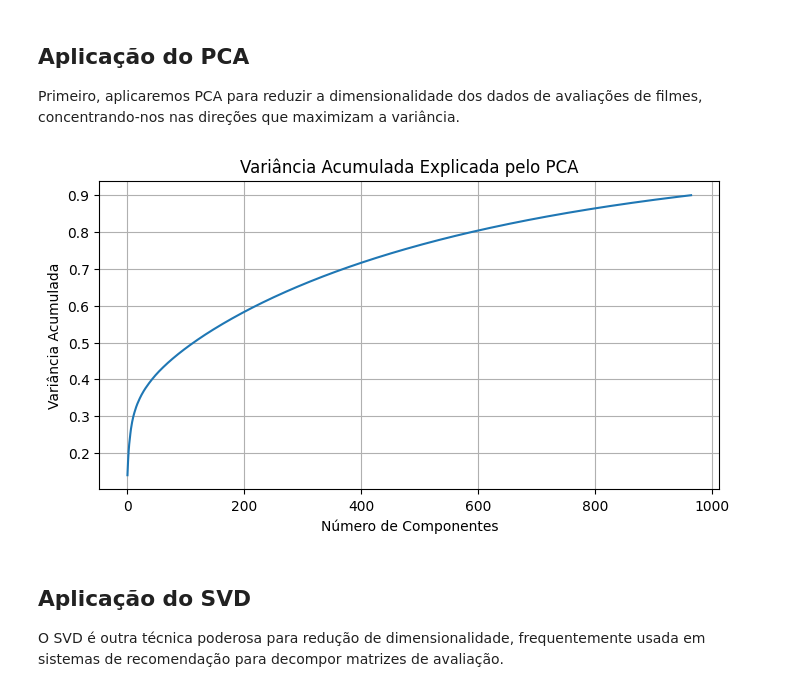
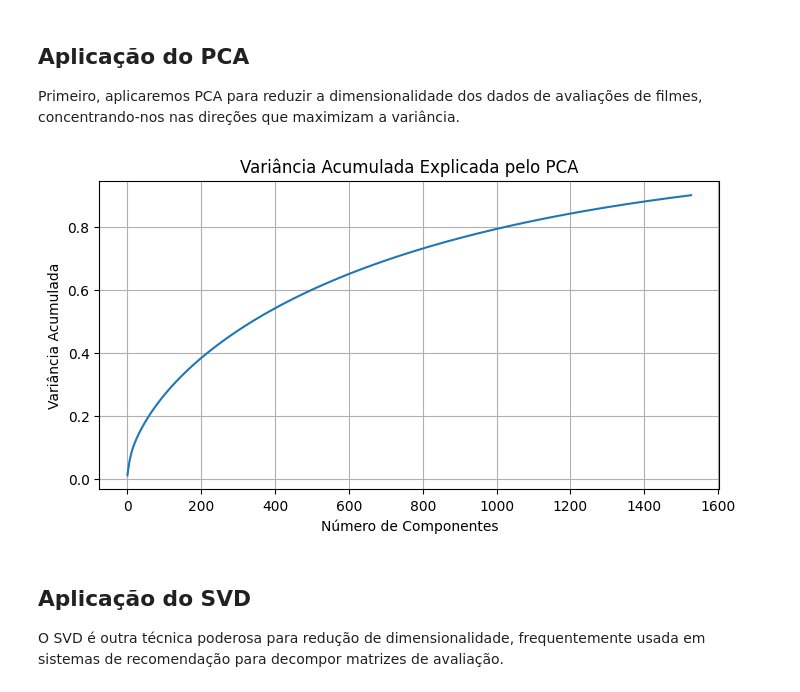
Before and after one commit to antonnyvictor18/data-mining, a Jupyter notebook: TP4/ml-1m/notebook.ipynb, the cells around one changed output. Saved outputs shown, nothing was run; the diff lists cells and outputs as text; code cells hidden in the pictures.

```diff
--- a/TP4/ml-1m/notebook.ipynb
+++ b/TP4/ml-1m/notebook.ipynb
@@ -210,0 +234,17 @@ dtype: int64
+# %%
+def replace_nan_with_row_median(matrix):
+    # Calcula a mediana de cada linha, ignorando NaNs
+    row_medians = np.nanmedian(matrix, axis=1)
+
+    # Encontra índices onde os valores são NaN
+    inds = np.where(np.isnan(matrix))
+
+    # Substitui NaNs pela mediana da respectiva linha
+    matrix[inds] = np.take(row_medians, inds[0])
+
+    return matrix
+
+# Exemplo de uso
+# Supondo que ratings_matrix_np seja a matriz que contém NaNs
+ratings_matrix_np_filled_median = replace_nan_with_row_median(ratings_matrix_np)
+print(f'ratings_matrix com NaNs substituídos pela mediana: {ratings_matrix_np_filled_median}')
@@ -210,0 +261,26 @@ dtype: int64
+# %%
+def normalize_data(matrix):
+    """
+    Normaliza os dados de uma matriz, ajustando-os para terem média 0 e desvio padrão 1 em cada linha.
+
+    Parâmetros:
+    - matrix (np.ndarray): A matriz de entrada.
+
+    Retorna:
+    - np.ndarray: A matriz normalizada.
+    """
+    # Calcula a média e o desvio padrão de cada linha
+    row_means = np.mean(matrix, axis=1, keepdims=True)
+    row_stds = np.std(matrix, axis=1, keepdims=True)
+
+    # Evita divisão por zero
+    row_stds[row_stds == 0] = 1
+
+    # Normaliza os dados
+    normalized_matrix = (matrix - row_means) / row_stds
+
+    return normalized_matrix
+
+# Normaliza a matriz preenchida com medianas
+ratings_matrix_np_normalized = normalize_data(ratings_matrix_np_filled_median)
+print(f'ratings_matrix normalizada: {ratings_matrix_np_normalized}')
@@ -460,18 +518,18 @@ Primeiro, aplicaremos PCA para reduzir a dimensionalidade dos dados de avaliaç
 # %%
 # Aplicar PCA
 pca = PCA(n_components=0.9)  # Manter 95% da variância explicada
-data_pca = pca.fit_transform(sample_data)
+data_pca = pca.fit_transform(ratings_matrix_np_normalized)
 
 # Visualizar a variância explicada por cada componente
 plt.figure(figsize=(8, 4))
 plt.plot(np.cumsum(pca.explained_variance_ratio_))
 plt.title('Variância Acumulada Explicada pelo PCA')
 plt.xlabel('Número de Componentes')
 plt.ylabel('Variância Acumulada')
 plt.grid(True)
 plt.show()
 # %% [output]
-[figure, old version]
+[figure, new version]
 # %% [markdown]
 ## Aplicação do SVD
 O SVD é outra técnica poderosa para redução de dimensionalidade, frequentemente usada em sistemas de recomendação para decompor matrizes de avaliação.
```
Also changed, not shown: parts of 34 cells of this notebook, 1 other file.
